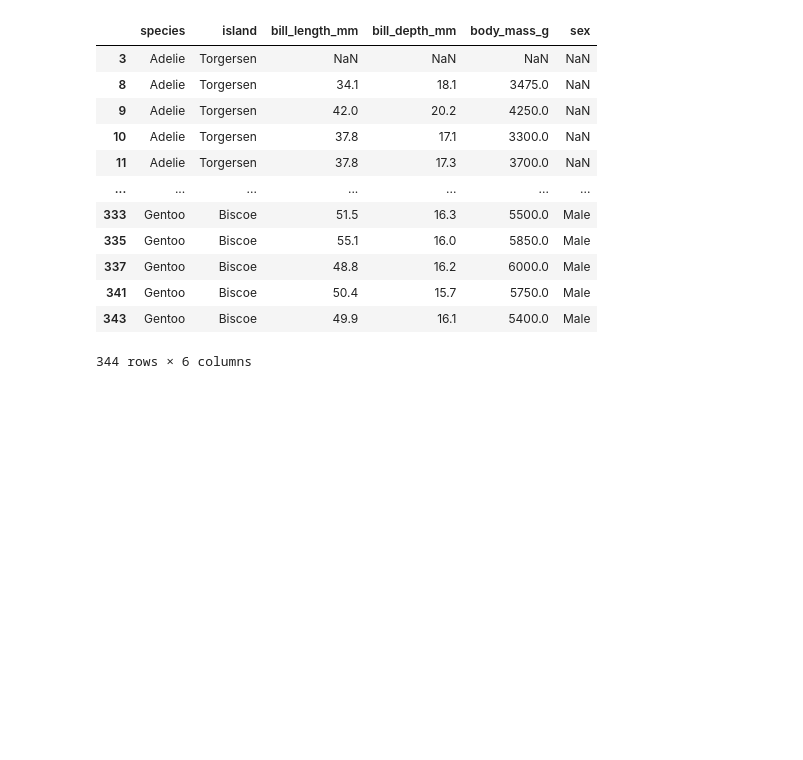
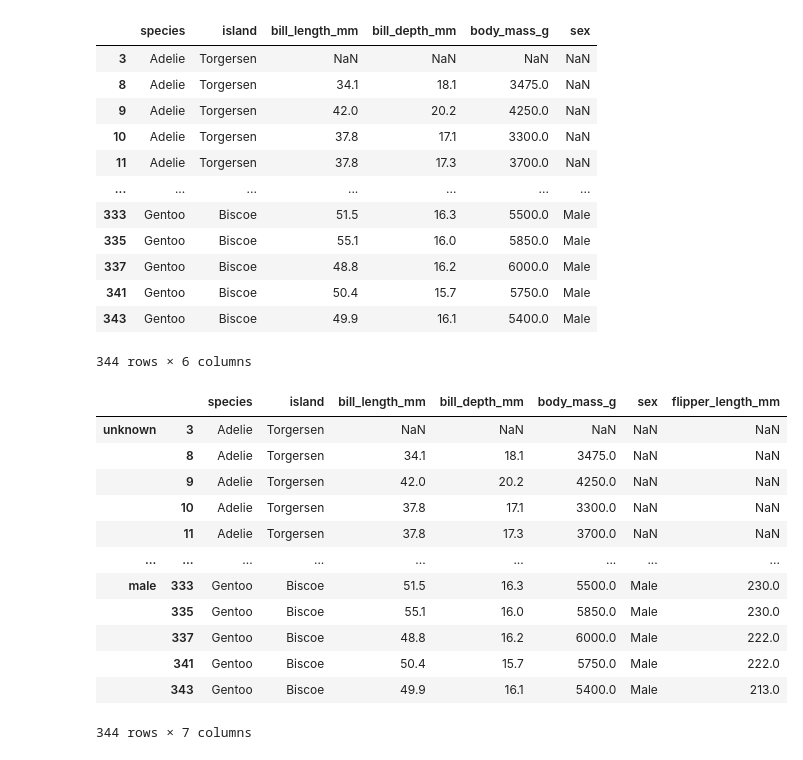
Before and after one commit to r-leyshon/py-pandas, a Jupyter notebook: joining-data/03-advanced.ipynb, the cells around one changed output. Saved outputs shown, nothing was run; the diff lists cells and outputs as text; code cells hidden in the pictures; blank space fills up the shorter version.

```diff
--- a/joining-data/03-advanced.ipynb
+++ b/joining-data/03-advanced.ipynb
@@ -124,3 +125,21 @@ pd.concat([unknown_sex, females, males], join="inner")
 | 341 | Gentoo | Biscoe | 50.4 | 15.7 | 5750.0 | Male |
 | 343 | Gentoo | Biscoe | 49.9 | 16.1 | 5400.0 | Male |
 344 rows × 6 columns
+# %%
+# you can specify an index key when performing the concat, which is useful for summarising
+penguins_concat = pd.concat([unknown_sex, females, males], keys=["unknown", "female", "male"])
+penguins_concat
+# %% [output]
+|  |  | species | island | bill_length_mm | bill_depth_mm | body_mass_g | sex | flipper_length_mm |
+| unknown | 3 | Adelie | Torgersen | NaN | NaN | NaN | NaN | NaN |
+|  | 8 | Adelie | Torgersen | 34.1 | 18.1 | 3475.0 | NaN | NaN |
+|  | 9 | Adelie | Torgersen | 42.0 | 20.2 | 4250.0 | NaN | NaN |
+|  | 10 | Adelie | Torgersen | 37.8 | 17.1 | 3300.0 | NaN | NaN |
+|  | 11 | Adelie | Torgersen | 37.8 | 17.3 | 3700.0 | NaN | NaN |
+| ... | ... | ... | ... | ... | ... | ... | ... | ... |
+| male | 333 | Gentoo | Biscoe | 51.5 | 16.3 | 5500.0 | Male | 230.0 |
+|  | 335 | Gentoo | Biscoe | 55.1 | 16.0 | 5850.0 | Male | 230.0 |
+|  | 337 | Gentoo | Biscoe | 48.8 | 16.2 | 6000.0 | Male | 222.0 |
+|  | 341 | Gentoo | Biscoe | 50.4 | 15.7 | 5750.0 | Male | 222.0 |
+|  | 343 | Gentoo | Biscoe | 49.9 | 16.1 | 5400.0 | Male | 213.0 |
+344 rows × 7 columns
```
Also changed, not shown: parts of 2 cells of this notebook.
